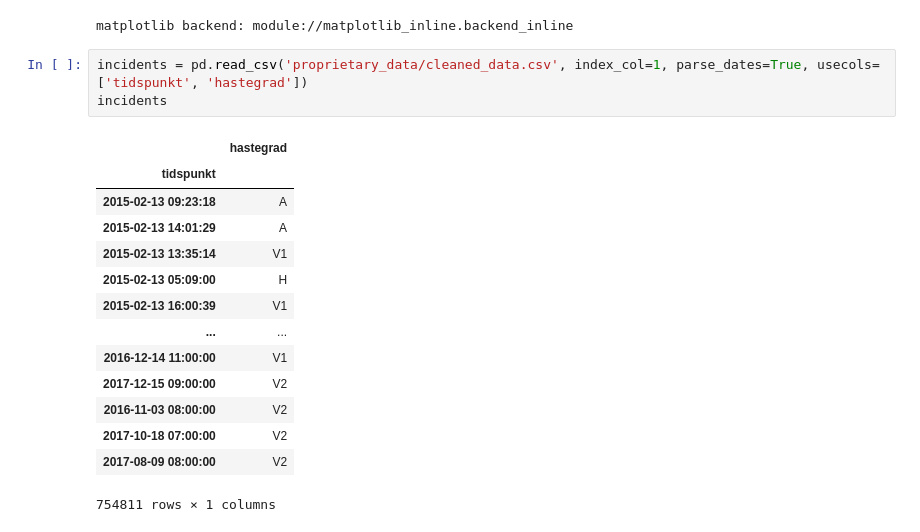
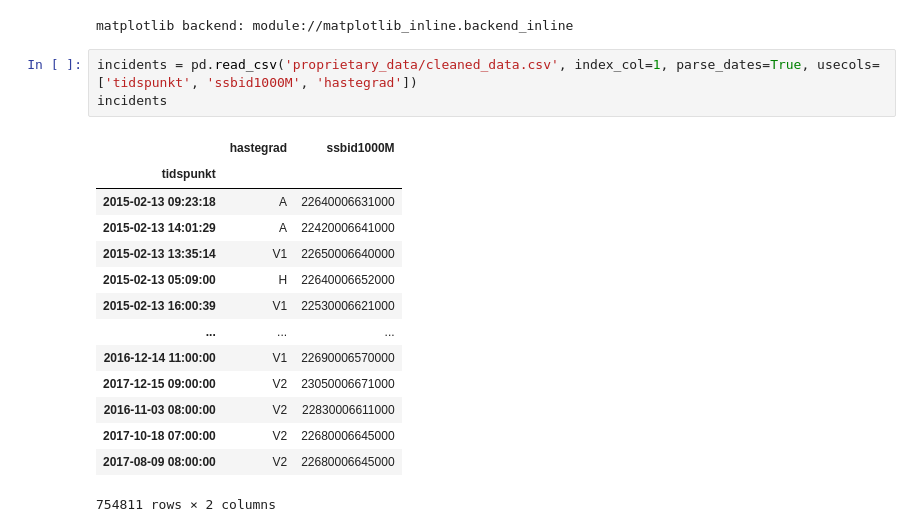
Before and after one commit to Magssch/gecco-2023-ambulance-allocation, a Jupyter notebook: scripts/notebooks/nicklas_ad_hoc_statistics.ipynb, the cells around one changed output. Drawn from its saved outputs; the diff is of its cells as text.

```diff
--- a/scripts/notebooks/nicklas_ad_hoc_statistics.ipynb
+++ b/scripts/notebooks/nicklas_ad_hoc_statistics.ipynb
@@ -23,20 +23,20 @@ print(f'matplotlib backend: {matplotlib.get_backend()}')
 # %% [output]
 matplotlib backend: module://matplotlib_inline.backend_inline
 # %%
-incidents = pd.read_csv('proprietary_data/cleaned_data.csv', index_col=1, parse_dates=True, usecols=['tidspunkt', 'hastegrad'])
+incidents = pd.read_csv('proprietary_data/cleaned_data.csv', index_col=1, parse_dates=True, usecols=['tidspunkt', 'ssbid1000M', 'hastegrad'])
 incidents
 # %% [output]
-|  | hastegrad |
-| tidspunkt |  |
-| 2015-02-13 09:23:18 | A |
-| 2015-02-13 14:01:29 | A |
-| 2015-02-13 13:35:14 | V1 |
-| 2015-02-13 05:09:00 | H |
-| 2015-02-13 16:00:39 | V1 |
-| ... | ... |
-| 2016-12-14 11:00:00 | V1 |
-| 2017-12-15 09:00:00 | V2 |
-| 2016-11-03 08:00:00 | V2 |
-| 2017-10-18 07:00:00 | V2 |
-| 2017-08-09 08:00:00 | V2 |
+|  | hastegrad | ssbid1000M |
+| tidspunkt |  |  |
+| 2015-02-13 09:23:18 | A | 22640006631000 |
+| 2015-02-13 14:01:29 | A | 22420006641000 |
+| 2015-02-13 13:35:14 | V1 | 22650006640000 |
+| 2015-02-13 05:09:00 | H | 22640006652000 |
+| 2015-02-13 16:00:39 | V1 | 22530006621000 |
+| ... | ... | ... |
+| 2016-12-14 11:00:00 | V1 | 22690006570000 |
+| 2017-12-15 09:00:00 | V2 | 23050006671000 |
+| 2016-11-03 08:00:00 | V2 | 22830006611000 |
+| 2017-10-18 07:00:00 | V2 | 22680006645000 |
+| 2017-08-09 08:00:00 | V2 | 22680006645000 |
-754811 rows × 1 columns
+754811 rows × 2 columns
```
Also changed, not shown: parts of 5 cells of this notebook, 1 other file.
